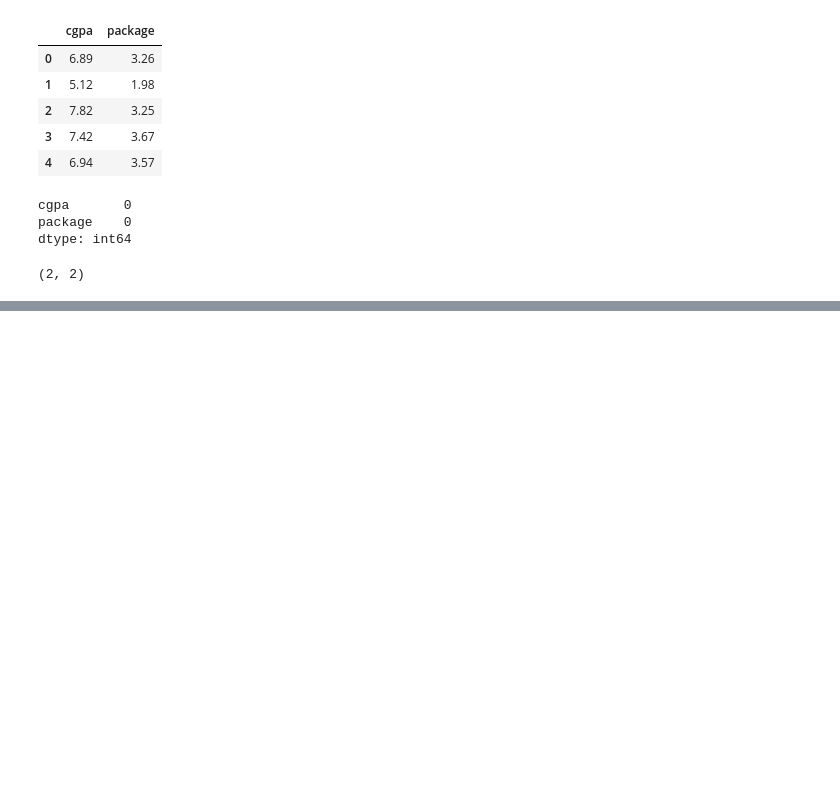
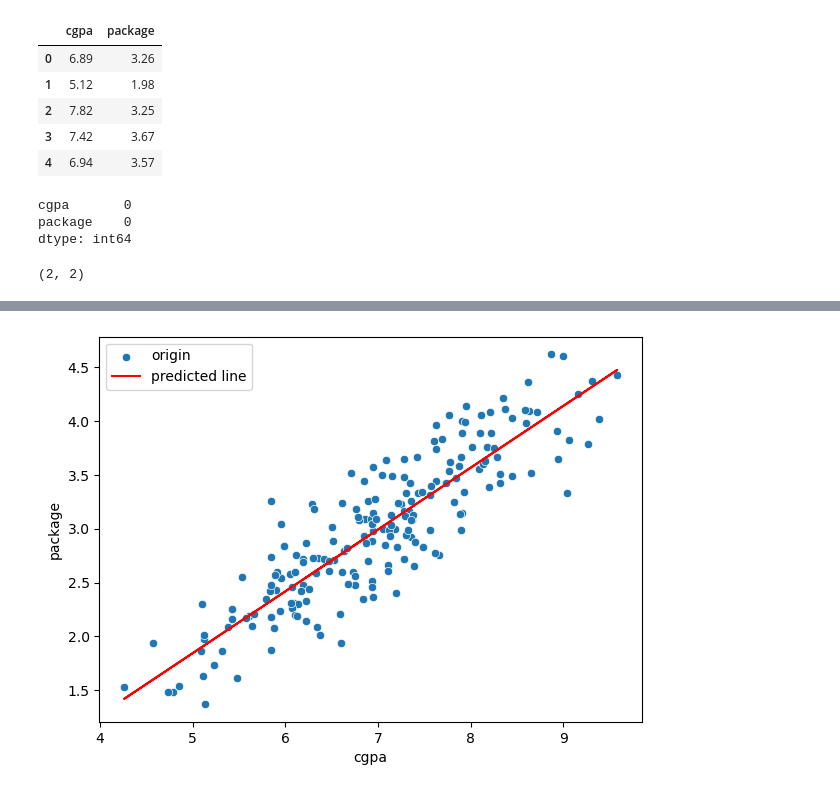
Before and after one commit to deepaknandeshwar17/Machine_Learning_practice, a Jupyter notebook: ml2.ipynb, the cells around one changed output, grey strips where cells are left out. Drawn from its saved outputs; the diff is of its cells as text; code cells hidden in the pictures; blank space fills up the shorter version.

```diff
--- a/ml2.ipynb
+++ b/ml2.ipynb
@@ -177,0 +188,2 @@ x.ndim, y.ndim
+# %%
+x_train, x_test, y_train, y_test = train_test_split(x, y, test_size=0.2, random_state=42)
@@ -177,0 +219,10 @@ x.ndim, y.ndim
+# %%
+y_pred = lr.predict(x)
+# %%
+plt.figure(figsize=(7,5))
+sns.scatterplot(x="cgpa", y="package", data=placementdata, label="origin")
+plt.plot(placementdata["cgpa"], y_pred, c="red", label="predicted line")
+plt.legend()
+plt.show()
+# %% [output]
+[figure, added]
```
Also changed, not shown: parts of 12 cells of this notebook.
